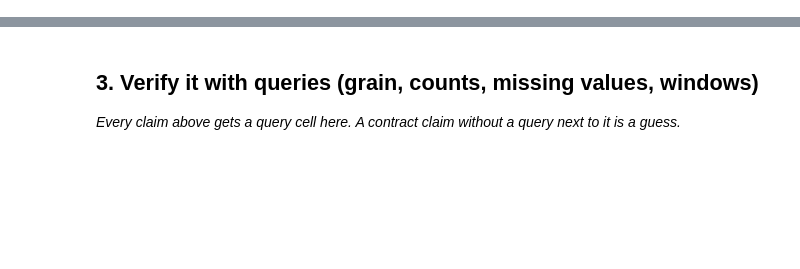
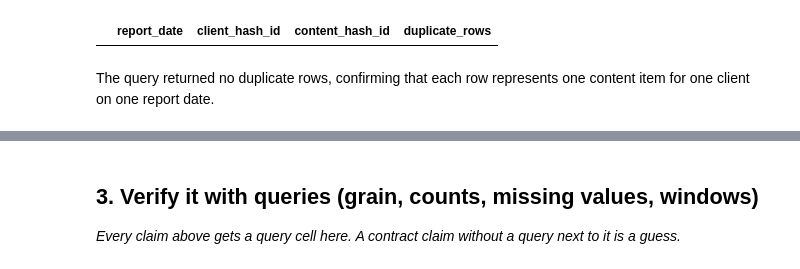
Before and after one commit to pr120107/flyrank-ml-internship, a Jupyter notebook: work/notebooks/w03_data_contract.ipynb, the cells around one changed output, grey strips where cells are left out. Saved outputs shown, nothing was run; the diff lists cells and outputs as text; code cells hidden in the pictures; blank space fills up the shorter version.

```diff
--- a/work/notebooks/w03_data_contract.ipynb
+++ b/work/notebooks/w03_data_contract.ipynb
@@ -16,0 +90,24 @@ This skeleton is yours to fill. Work the sections **in order** — each one has
+# %%
+grain_check = con.sql(f"""
+SELECT
+    report_date,
+    client_hash_id,
+    content_hash_id,
+    COUNT(*) AS duplicate_rows
+FROM read_parquet(
+    '{rel}/fact_content_daily_performance/**/*.parquet'
+)
+WHERE month = '2026-03'
+GROUP BY
+    report_date,
+    client_hash_id,
+    content_hash_id
+HAVING COUNT(*) > 1
+LIMIT 10;
+""").df()
+
+grain_check
+# %% [output]
+|  | report_date | client_hash_id | content_hash_id | duplicate_rows |
+# %% [markdown]
+The query returned no duplicate rows, confirming that each row represents one content item for one client on one report date.
```
Also changed, not shown: parts of 16 cells of this notebook.
